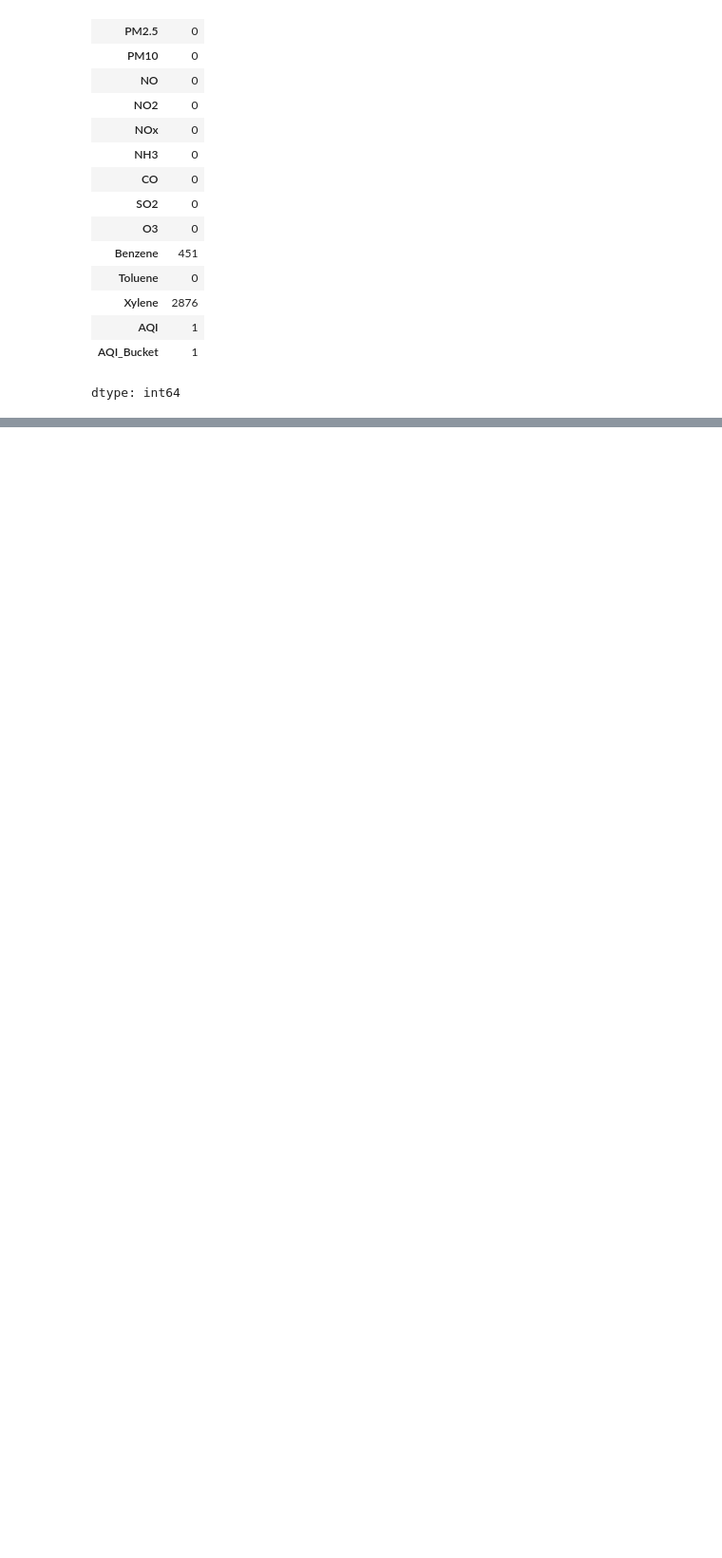
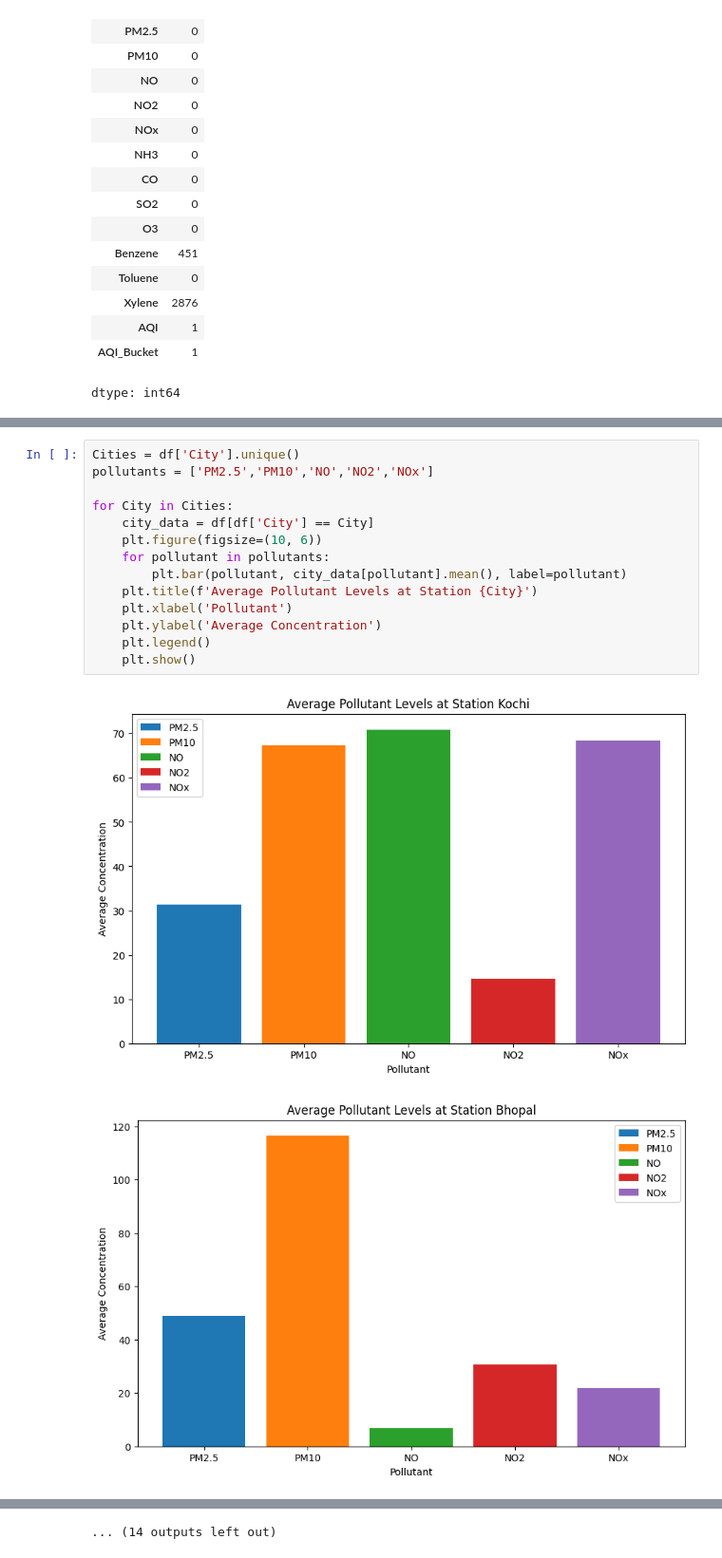
Before and after one commit to suryautharakumar/CMP7005_Programming_for_Data_Analysis, a Jupyter notebook: CMP7005_Programming_for_Data_Analysis_Final_Assessment.ipynb, the cells around one changed output, grey strips where cells are left out. Shown at 95% size. Drawn from its saved outputs; the diff is of its cells as text; blank space fills up the shorter version.

```diff
--- a/CMP7005_Programming_for_Data_Analysis_Final_Assessment.ipynb
+++ b/CMP7005_Programming_for_Data_Analysis_Final_Assessment.ipynb
@@ -369,0 +471,17 @@ dtype: int64
+# %%
+Cities = df['City'].unique()
+pollutants = ['PM2.5','PM10','NO','NO2','NOx']
+
+for City in Cities:
+    city_data = df[df['City'] == City]
+    plt.figure(figsize=(10, 6))
+    for pollutant in pollutants:
+        plt.bar(pollutant, city_data[pollutant].mean(), label=pollutant)
+    plt.title(f'Average Pollutant Levels at Station {City}')
+    plt.xlabel('Pollutant')
+    plt.ylabel('Average Concentration')
+    plt.legend()
+    plt.show()
+# %% [output]
+[figure, added]
+[figure, added]
@@ -369,0 +498 @@ dtype: int64
+... (14 outputs left out)
```
Also changed, not shown: parts of 24 cells of this notebook.
